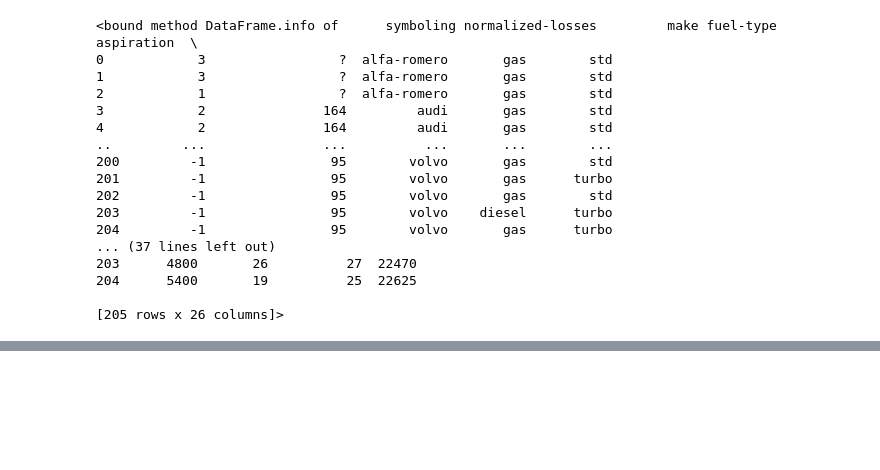
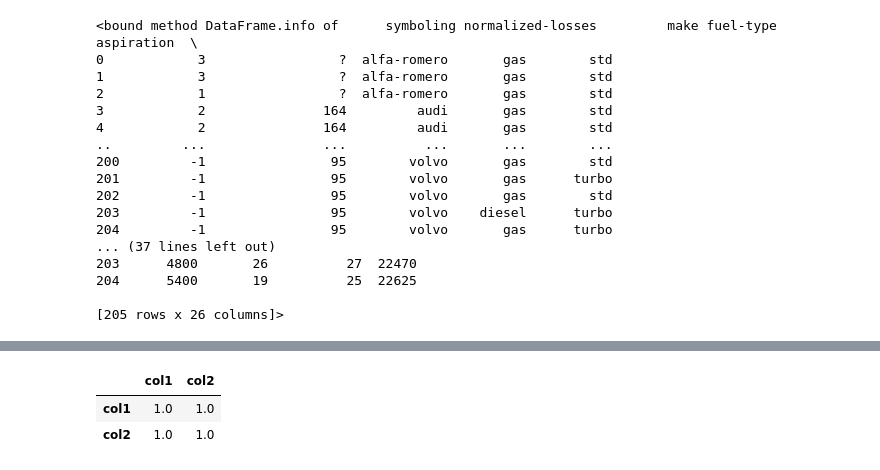
Before and after one commit to ivan-zapreev/data-science-python-projects, a Jupyter notebook: IBM_DA0101EN/mod_01_introduction.ipynb, the cells around one changed output, grey strips where cells are left out. Drawn from its saved outputs; the diff is of its cells as text; code cells hidden in the pictures; blank space fills up the shorter version.

```diff
--- a/IBM_DA0101EN/mod_01_introduction.ipynb
+++ b/IBM_DA0101EN/mod_01_introduction.ipynb
@@ -195,0 +216,8 @@ df.info
+# %%
+d = {'col1': [1, 2, 3], 'col2': [4, 5, 6]}
+df = pd.DataFrame(data=d)
+df.corr()
+# %% [output]
+|  | col1 | col2 |
+| col1 | 1.0 | 1.0 |
+| col2 | 1.0 | 1.0 |
```
Also changed, not shown: parts of 1 cell of this notebook, 2 other files.
